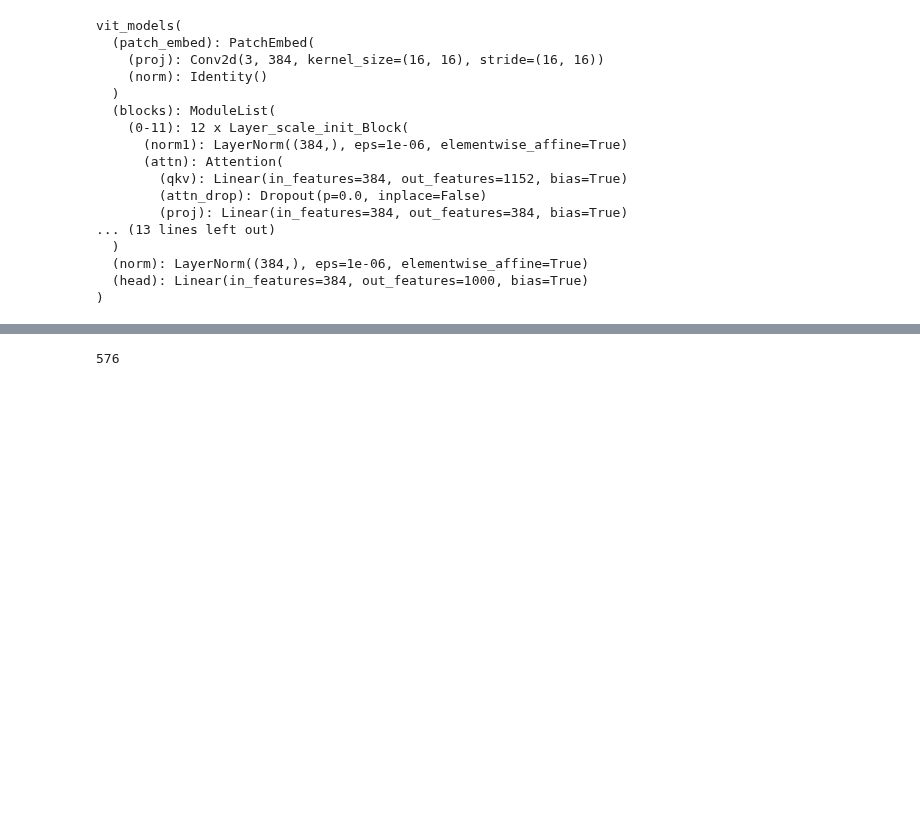
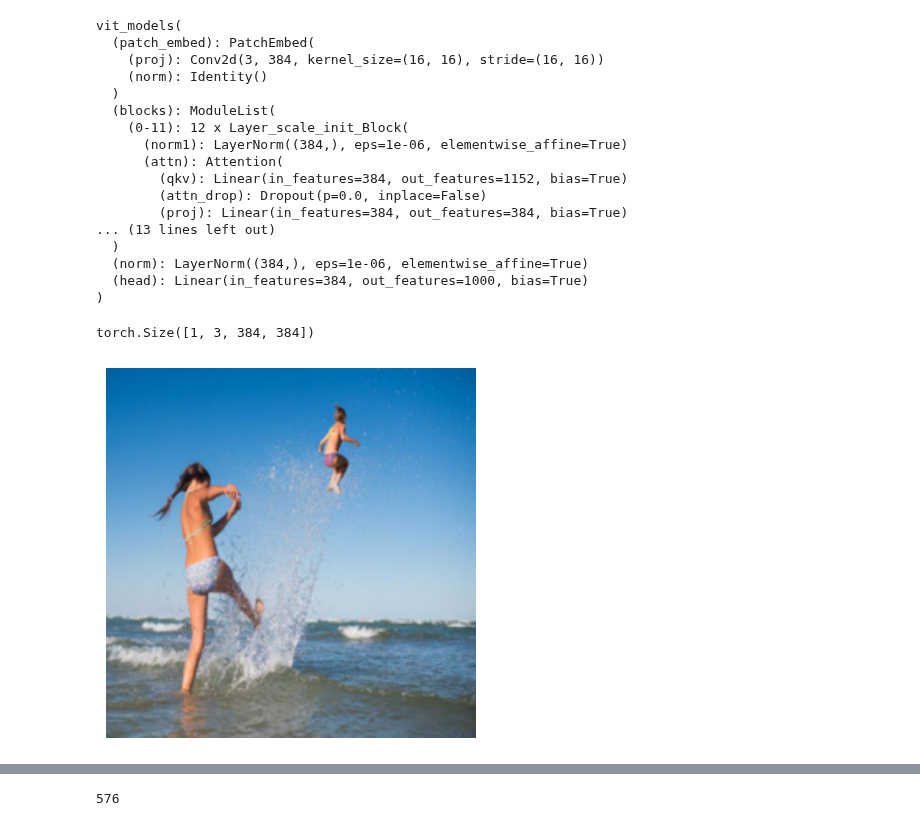
Before and after one commit to azywot/fact, a Jupyter notebook: DEIT-III/notebook.ipynb, the cells around one changed output, grey strips where cells are left out. Saved outputs shown, nothing was run; the diff lists cells and outputs as text; code cells hidden in the pictures; blank space fills up the shorter version.

```diff
--- a/DEIT-III/notebook.ipynb
+++ b/DEIT-III/notebook.ipynb
@@ -125,3 +129,30 @@ vit_models(
   (norm): LayerNorm((384,), eps=1e-06, elementwise_affine=True)
   (head): Linear(in_features=384, out_features=1000, bias=True)
 )
+# %%
+from PIL import Image
+import numpy as np
+import torch
+
+# Open the image
+img = Image.open('test.png').convert('RGB')
+
+# Resize the image to 384x384
+img = img.resize((384, 384))
+
+# Convert the image to a NumPy array and transpose the dimensions
+img = np.array(img).transpose(2, 0, 1)
+
+# Convert the NumPy array to a PyTorch tensor and normalize the values
+img = torch.tensor(img).float() / 255.0
+
+# Add a batch dimension
+img = img.unsqueeze(0)
+
+img.shape
+# %% [output]
+torch.Size([1, 3, 384, 384])
+# %%
+plot_image(img.squeeze(0))
+# %% [output]
+[figure, added]
```
Also changed, not shown: parts of 14 cells of this notebook, 3 other files.
